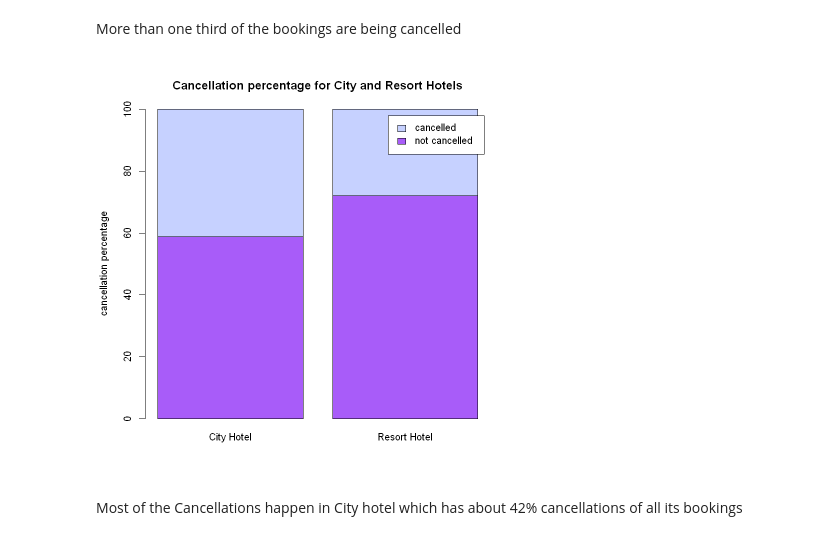
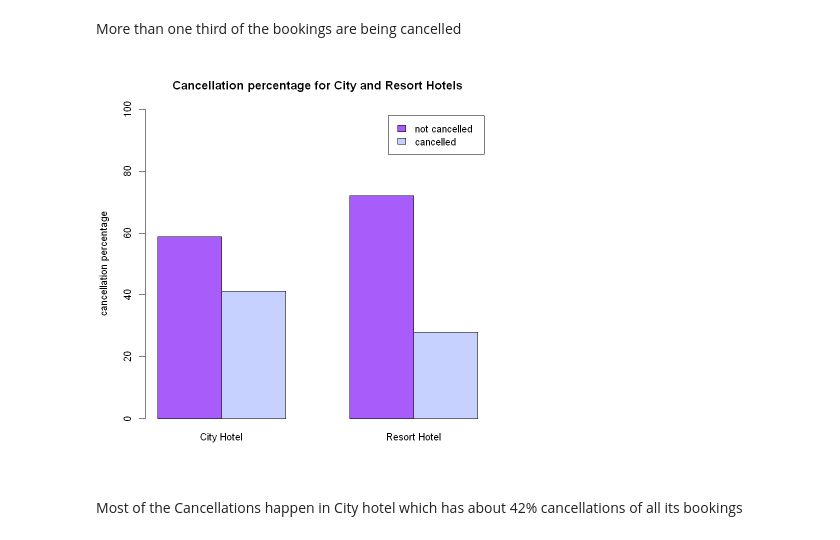
Before and after one commit to IslamAhmed1092/hotel-booking-demand-analysis, a Jupyter notebook: Analysis.ipynb, the cells around one changed output. Cells and saved outputs as stored; diff of their text form; code cells hidden in the pictures.

Commit message:
Modify plots and calculate accuracy of random forest

```diff
--- a/Analysis.ipynb
+++ b/Analysis.ipynb
@@ -108,7 +92,7 @@ char_colnames <- colnames(data %>% select_if(is.character))
 char_colnames
 
 data[char_colnames] <- lapply(data[char_colnames], factor)
-data[,"is_canceled"] <- as.factor(data[,"is_canceled"])
+# data[,"is_canceled"] <- as.factor(data[,"is_canceled"])
 # %% [output]
  [1] "hotel"                "meal"                 "country"
  [4] "market_segment"       "distribution_channel" "reserved_room_type"
@@ -350,12 +336,12 @@ More than one third of the bookings are being cancelled
 # %%
 labels <- c("not cancelled", "cancelled")
 
 hotel_cancel <- t(prop.table(table(data$hotel, data$is_canceled), margin = 1)*100)
 
-barplot(hotel_cancel, main = "Cancellation percentage for City and Resort Hotels",
+barplot(hotel_cancel, beside = T, main = "Cancellation percentage for City and Resort Hotels",
         , ylim= c(0,100), ylab = "cancellation percentage", legend.text = labels, col = colors)
 # %% [output]
-[figure, old version]
+[figure, new version]
 # %% [markdown]
 Most of the Cancellations happen in City hotel which has about 42% cancellations of all its bookings
 # %% [markdown]
```
Also changed, not shown: parts of 11 cells of this notebook, 1 other file.
